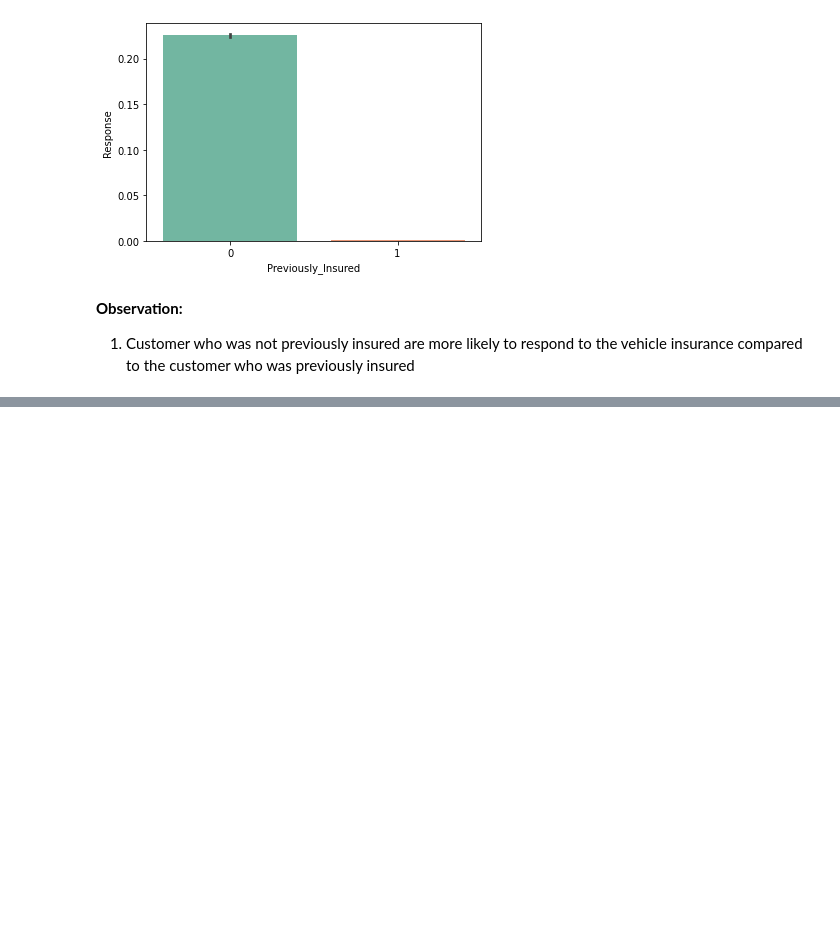
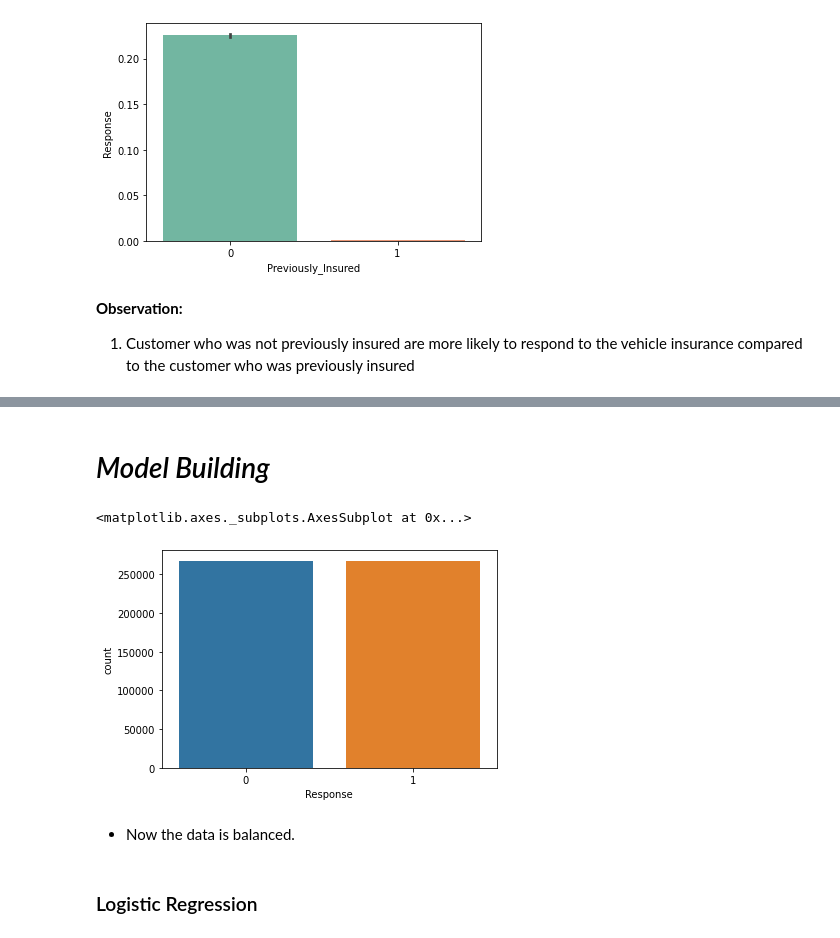
Before and after one commit to anupstar100/Google-Play-Store-App-Review-EDA-, a Jupyter notebook: SML_Capstone_Project_HEALTH_INSURANCE_CROSS_SELL_PREDICTION.ipynb, the cells around one changed output, grey strips where cells are left out. Drawn from its saved outputs; the diff is of its cells as text; code cells hidden in the pictures; blank space fills up the shorter version.

```diff
--- a/SML_Capstone_Project_HEALTH_INSURANCE_CROSS_SELL_PREDICTION.ipynb
+++ b/SML_Capstone_Project_HEALTH_INSURANCE_CROSS_SELL_PREDICTION.ipynb
@@ -482,0 +540,27 @@ sns.barplot(x = df['Previously_Insured'],
+# %% [markdown]
+# *Model Building*
+# %%
+# DEPENDENT AND INDEPENDENT VAIABLES
+X = df.drop(['Response'], axis = 1)
+y = df['Response']
+# %%
+# TRAIN TEST SPLIT
+X_train, X_test, y_train, y_test = train_test_split(X, y, random_state = 42, test_size = 0.2)
+# %%
+# SMOTE PROCESS SINCE DATA IS IMBALANCED
+from imblearn.over_sampling import SMOTE
+
+sm = SMOTE(random_state = 42)
+
+X_train_sm, y_train_sm = sm.fit_resample(X_train, y_train)
+# %%
+smote_df = pd.concat([X_train_sm, y_train_sm], axis = 1)
+# %%
+sns.countplot(smote_df['Response'])
+# %% [output]
+<matplotlib.axes._subplots.AxesSubplot at 0x...>
+[figure, added]
+# %% [markdown]
+* Now the data is balanced.
+# %% [markdown]
+### Logistic Regression
```
Also changed, not shown: parts of 31 cells of this notebook.
